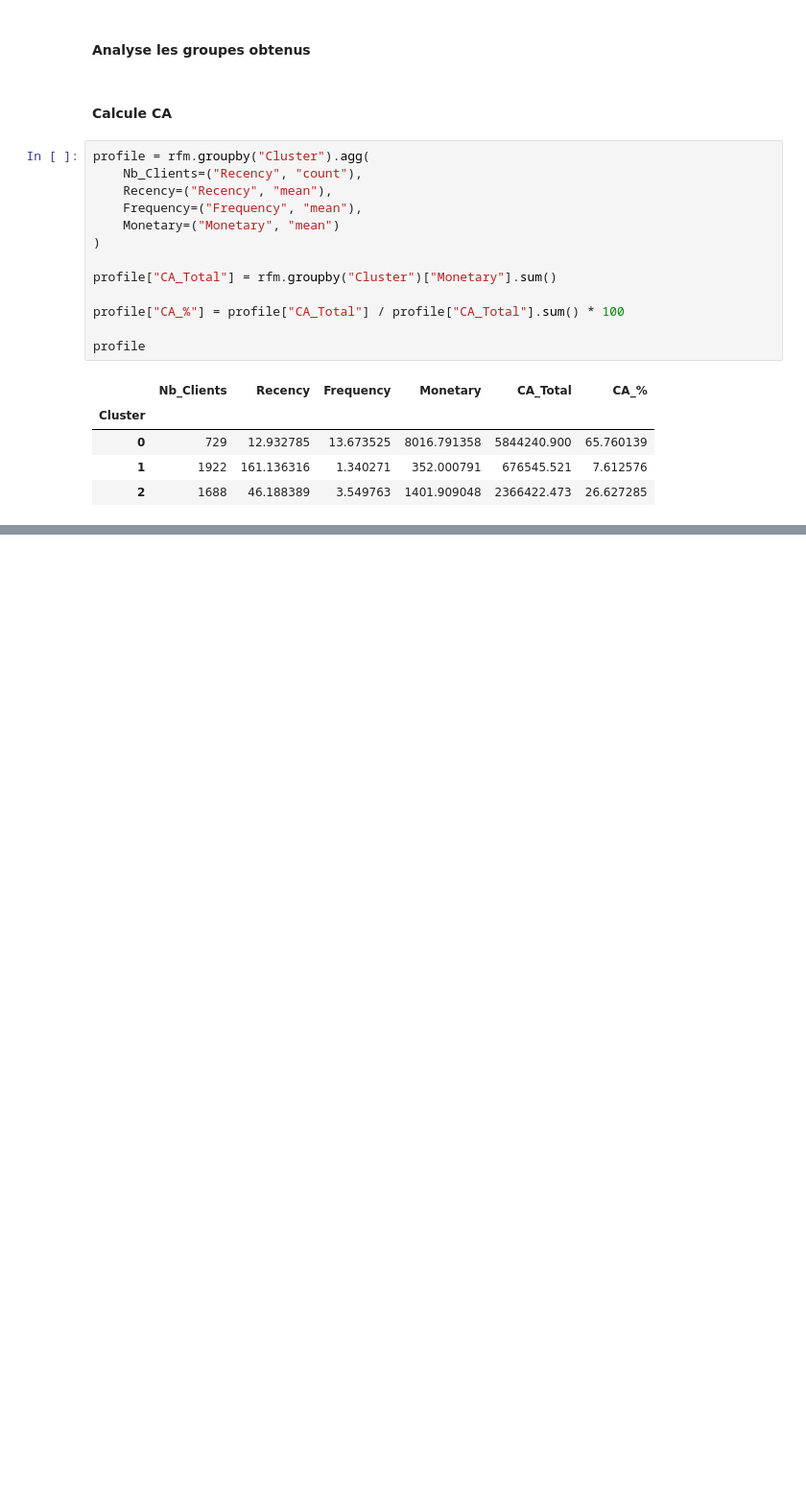
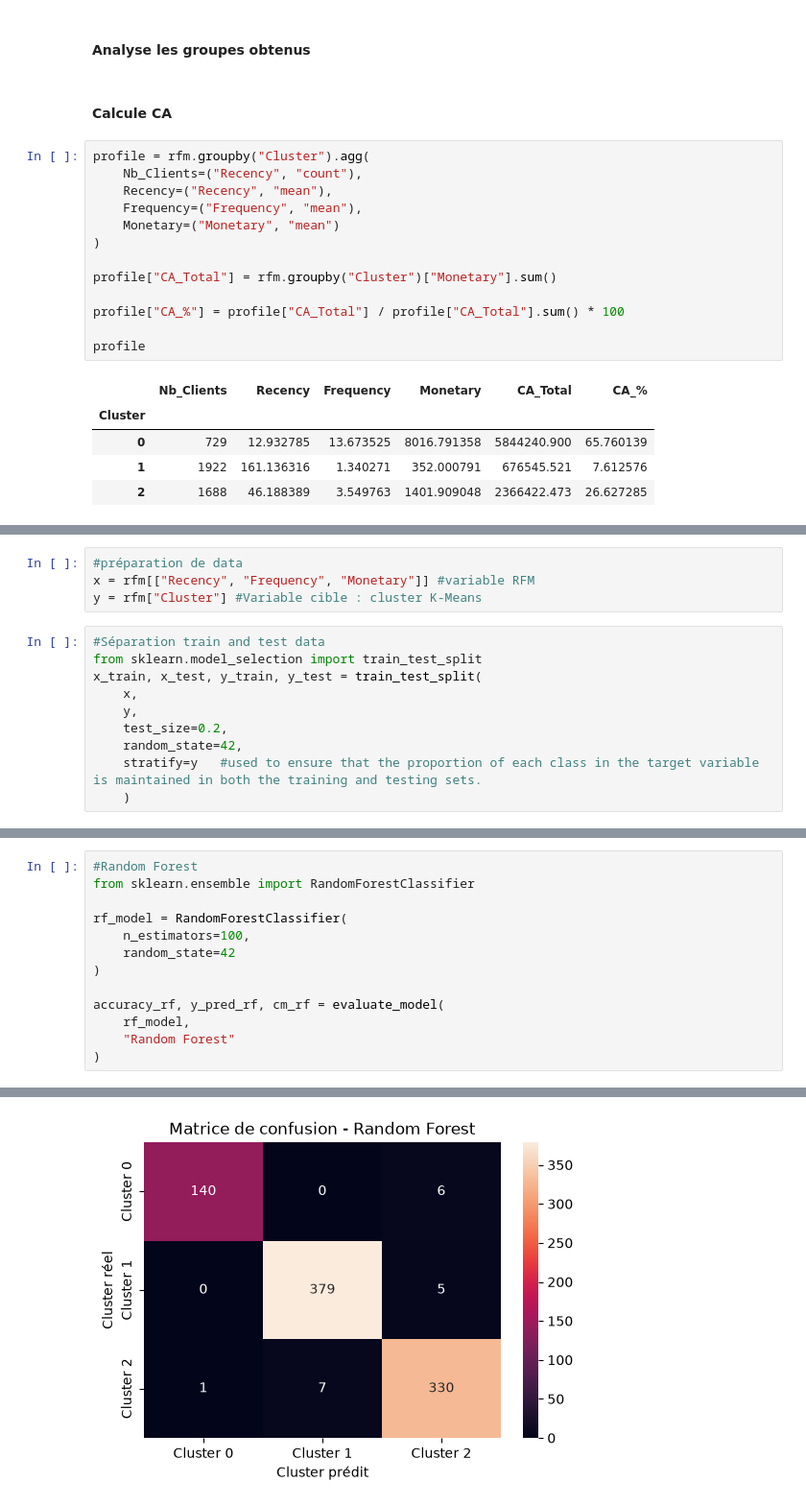
Before and after one commit to MounaSaiss/Segmentation-et-Pr-diction-Client-par-l-IA, a Jupyter notebook: notebooks/Segmentation_Client.ipynb, the cells around one changed output, grey strips where cells are left out. Shown at 96% size. Cells and saved outputs as stored; diff of their text form; blank space fills up the shorter version.

```diff
--- a/notebooks/Segmentation_Client.ipynb
+++ b/notebooks/Segmentation_Client.ipynb
@@ -747,0 +809,14 @@ profile
+# %%
+#préparation de data
+x = rfm[["Recency", "Frequency", "Monetary"]] #variable RFM
+y = rfm["Cluster"] #Variable cible : cluster K-Means
+# %%
+#Séparation train and test data
+from sklearn.model_selection import train_test_split
+x_train, x_test, y_train, y_test = train_test_split(
+    x,
+    y,
+    test_size=0.2,
+    random_state=42,
+    stratify=y   #used to ensure that the proportion of each class in the target variable is maintained in both the training and testing sets.
+    )
@@ -747,0 +865,14 @@ profile
+# %%
+#Random Forest
+from sklearn.ensemble import RandomForestClassifier
+
+rf_model = RandomForestClassifier(
+    n_estimators=100,
+    random_state=42
+)
+
+accuracy_rf, y_pred_rf, cm_rf = evaluate_model(
+    rf_model,
+    "Random Forest"
+)
+# %% [output]
@@ -747,0 +896 @@ profile
+[figure, added]
```
Also changed, not shown: parts of 10 cells of this notebook.
